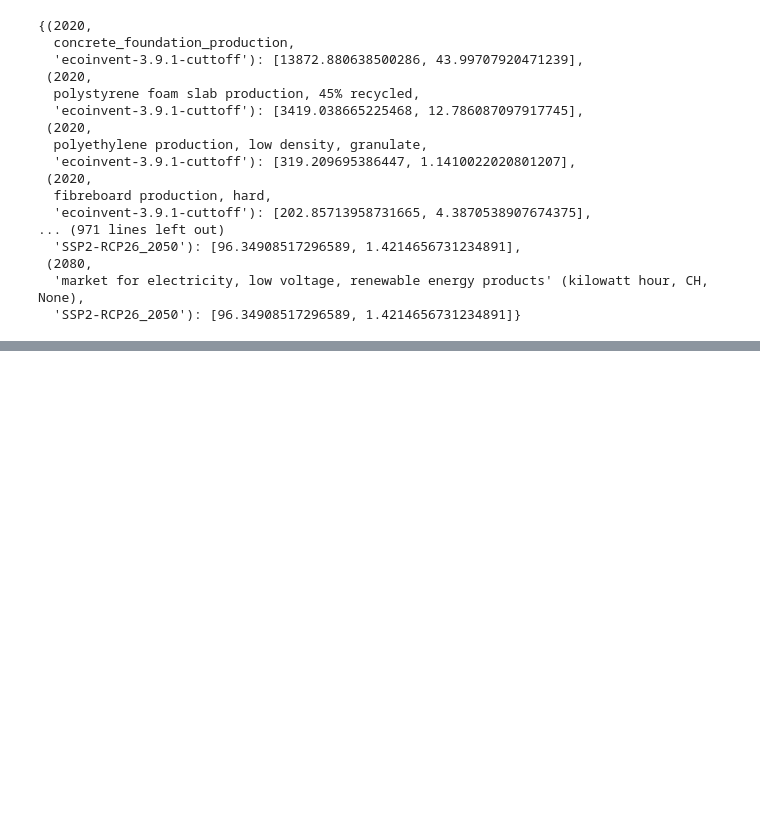
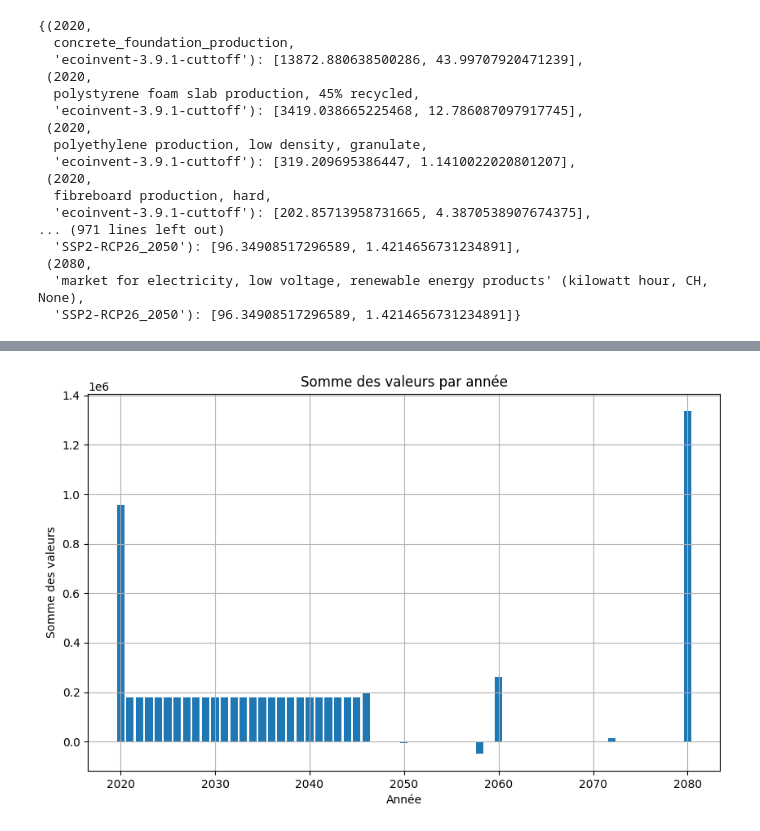
Before and after one commit to Haitham-ghaida/MCC, a Jupyter notebook: test.ipynb, the cells around one changed output, grey strips where cells are left out. Cells and saved outputs as stored; diff of their text form; code cells hidden in the pictures; blank space fills up the shorter version.

```diff
--- a/test.ipynb
+++ b/test.ipynb
@@ -345,0 +407,28 @@ everything.GiveMeName.poop_to_excel(data, 'test.xlsx')
+# %%
+import matplotlib.pyplot as plt
+
+sum_by_year = {}
+data_dict = new
+
+for key, values in data_dict.items():
+    year = key[0]
+    value = values[0]
+
+    if year in sum_by_year:
+        sum_by_year[year] += value
+    else:
+        sum_by_year[year] = value
+
+
+years = list(sum_by_year.keys())
+values = list(sum_by_year.values())
+
+plt.figure(figsize=(10, 6))
+plt.bar(years, values)
+plt.title('Somme des valeurs par année')
+plt.xlabel('Année')
+plt.ylabel('Somme des valeurs')
+plt.grid(True)
+plt.show()
+# %% [output]
+[figure, added]
```
Also changed, not shown: parts of 18 cells of this notebook, 11 other files.
